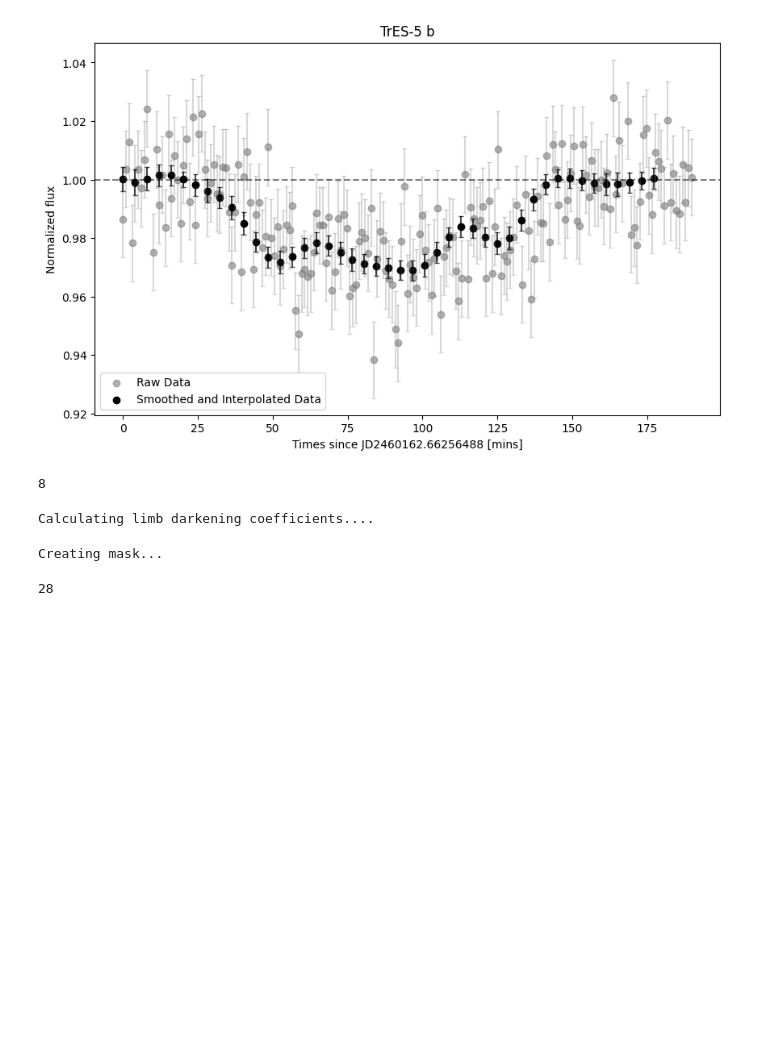
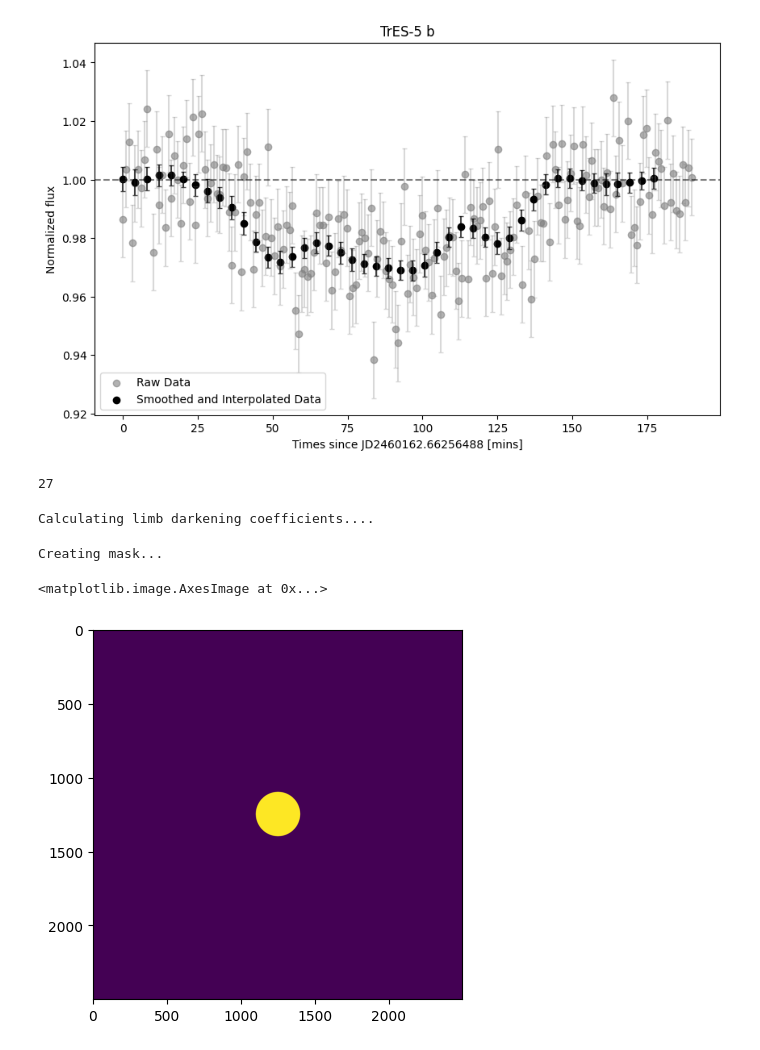
Before and after one commit to ua-2025q3-astr501-513/p1-pink-fluffy-unicorns, a Jupyter notebook: model_fitting.ipynb, the cells around one changed output. Saved outputs shown, nothing was run; the diff lists cells and outputs as text; code cells hidden in the pictures; blank space fills up the shorter version.

```diff
--- a/model_fitting.ipynb
+++ b/model_fitting.ipynb
@@ -42,15 +42,15 @@ plt.axhline(1, ls = '--', c = 'k', alpha = .5)
 [figure]
 # %%
 ## Define coarse grid ranges, can be made more fine later at a higher computational cost
-Rp_vals  = np.linspace(.4,  .6, 2) # planet radius
-b_vals   = np.linspace(.1,  .5, 2) # impact param
+Rp_vals  = np.linspace(1.5,  2.0, 3) # planet radius
+b_vals   = np.linspace(0,  .7, 3) # impact param
 wl_vals  = [.6]                    # wavelength
-vel_vals = np.linspace(.5, 1.5, 2) # velocity
+vel_vals = np.linspace(.5, 1.5, 3) # velocity
 
 param_grid = [(Rp, b, wl, vel) for Rp in Rp_vals for b in b_vals for wl in wl_vals for vel in vel_vals]
 len(param_grid)
 # %% [output]
-8
+27
 # %%
 def evaluate_params(params, t_obs, flux_obs, noise_sigma, star, image_directory = None):
     """
@@ -89,8 +89,8 @@ def evaluate_params(params, t_obs, flux_obs, noise_sigma, star, image_directory
 from tqdm.auto import tqdm
 from concurrent.futures import ThreadPoolExecutor, as_completed
 
-n_workers = min(1, len(param_grid))
-star = generate_star(wavelength=wl_vals[0])
+n_workers = min(12, len(param_grid))
+star = generate_star(wavelength=wl_vals[0], stellar_oblateness=0, stellar_rot_obliquity=0, stellar_radius=0.866, stellar_temperature=5171)
 
 results = []
 with ThreadPoolExecutor(max_workers=n_workers) as exe:
@@ -110,7 +110,16 @@ print('Best params:', best_params)
 Calculating limb darkening coefficients....
 Creating mask...
 # %%
-import os
-os.cpu_count()
+best_Rp, best_b, best_wl, best_vel = best_params
+star_best = star
+planet_best = generate_exoplanet(planet_radius=best_Rp * (c.R_jup/c.R_sun), b=best_b, wavelength=best_wl, planet_oblateness=0, planet_rot_obliquity=0, no_atmosphere=True)
+t_best, flux_best = photometric_observation(star_best, planet_best, velocity=best_vel, threadcount=1, image_directory=None)
+flux_best = flux_best/np.max(flux_best)
-# %% [output]
-28
+# %%
+plt.imshow(planet_best)
+plt.show()
+plt.imshow(star_best)
+plt.show()
+# %% [output]
+<matplotlib.image.AxesImage at 0x...>
+[figure, added]
```
Also changed, not shown: parts of 2 cells of this notebook.
